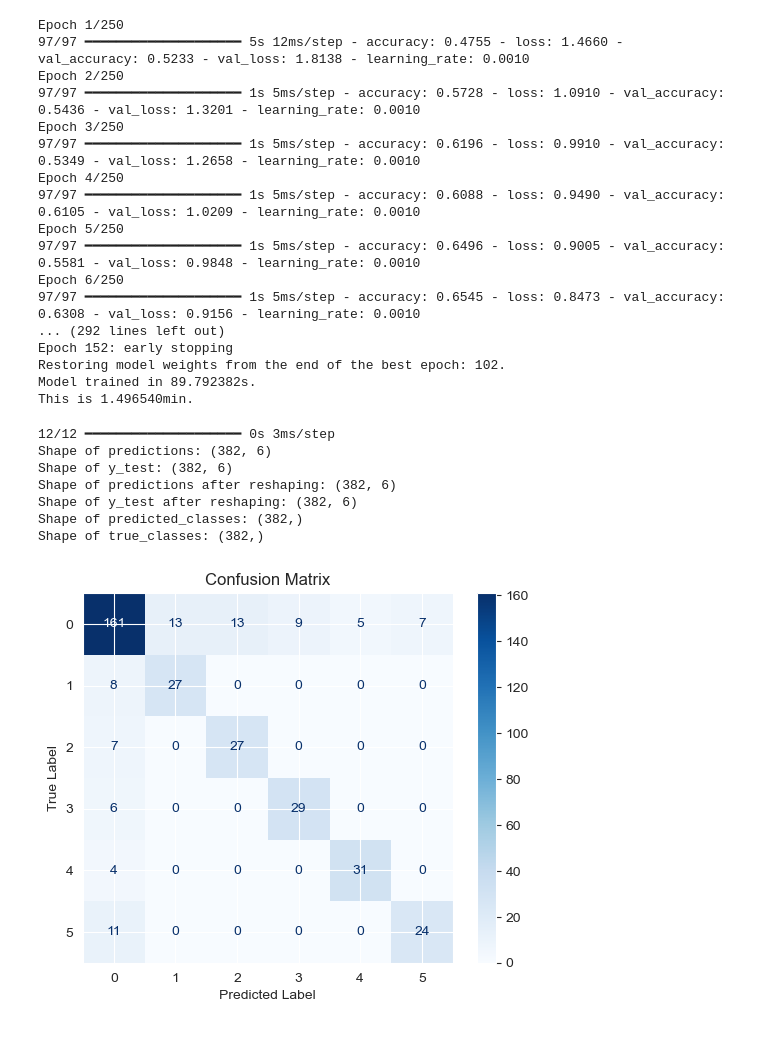
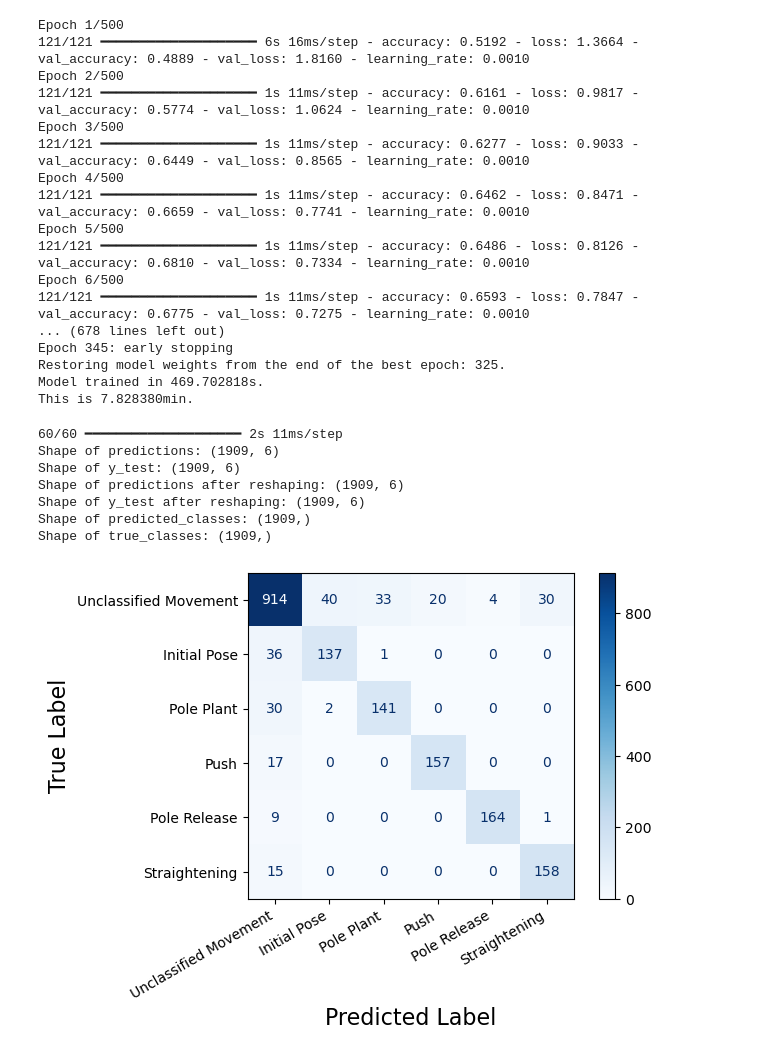
Before and after one commit to magictoene/BachelorThesis, a Jupyter notebook: neural_network_test.ipynb, the cells around one changed output. Saved outputs shown, nothing was run; the diff lists cells and outputs as text; code cells hidden in the pictures.

Commit message:
Neural Network Training with augmented dataset
Added normalized confusion matrix

adjusted plots

```diff
--- a/neural_network_test.ipynb
+++ b/neural_network_test.ipynb
@@ -335,36 +337,36 @@ now = datetime.datetime.now()
 from keras.src.callbacks import EarlyStopping, ReduceLROnPlateau
 
 
-es_callback = EarlyStopping(monitor='val_loss', mode='min', patience=50, verbose=1, restore_best_weights=True)
-reduce_lr = ReduceLROnPlateau(monitor='val_loss', factor=0.3, patience=15)
+es_callback = EarlyStopping(monitor='val_loss', mode='min', patience=20, verbose=1, restore_best_weights=True)
+reduce_lr = ReduceLROnPlateau(monitor='val_loss', factor=0.15, patience=15)
 # %%
 from torch.utils.benchmark import timer
 
 # fit the keras model on the dataset0
 startTime = timer()
-history = model.fit(X_train, y_train, epochs=250, callbacks=[es_callback, reduce_lr], validation_data=(X_val, y_val), batch_size=32, verbose=1)#, class_weight=class_weight_dict)
+history = model.fit(X_train, y_train, epochs=500, callbacks=[es_callback, reduce_lr], validation_data=(X_val, y_val), batch_size=128, verbose=1)#, class_weight=class_weight_dict)
 
 endTime = timer()
 print("Model trained in {:f}s.".format(endTime - startTime))
 print("This is {:f}min.".format((endTime - startTime)/60))
 # %% [output]
-Epoch 1/250
-97/97 ━━━━━━━━━━━━━━━━━━━━ 5s 12ms/step - accuracy: 0.4755 - loss: 1.4660 - val_accuracy: 0.5233 - val_loss: 1.8138 - learning_rate: 0.0010
-Epoch 2/250
-97/97 ━━━━━━━━━━━━━━━━━━━━ 1s 5ms/step - accuracy: 0.5728 - loss: 1.0910 - val_accuracy: 0.5436 - val_loss: 1.3201 - learning_rate: 0.0010
-Epoch 3/250
-97/97 ━━━━━━━━━━━━━━━━━━━━ 1s 5ms/step - accuracy: 0.6196 - loss: 0.9910 - val_accuracy: 0.5349 - val_loss: 1.2658 - learning_rate: 0.0010
-Epoch 4/250
-97/97 ━━━━━━━━━━━━━━━━━━━━ 1s 5ms/step - accuracy: 0.6088 - loss: 0.9490 - val_accuracy: 0.6105 - val_loss: 1.0209 - learning_rate: 0.0010
-Epoch 5/250
-97/97 ━━━━━━━━━━━━━━━━━━━━ 1s 5ms/step - accuracy: 0.6496 - loss: 0.9005 - val_accuracy: 0.5581 - val_loss: 0.9848 - learning_rate: 0.0010
-Epoch 6/250
-97/97 ━━━━━━━━━━━━━━━━━━━━ 1s 5ms/step - accuracy: 0.6545 - loss: 0.8473 - val_accuracy: 0.6308 - val_loss: 0.9156 - learning_rate: 0.0010
-... (292 lines left out)
-Epoch 152: early stopping
-Restoring model weights from the end of the best epoch: 102.
-Model trained in 89.792382s.
-This is 1.496540min.
+Epoch 1/500
+121/121 ━━━━━━━━━━━━━━━━━━━━ 6s 16ms/step - accuracy: 0.5192 - loss: 1.3664 - val_accuracy: 0.4889 - val_loss: 1.8160 - learning_rate: 0.0010
+Epoch 2/500
+121/121 ━━━━━━━━━━━━━━━━━━━━ 1s 11ms/step - accuracy: 0.6161 - loss: 0.9817 - val_accuracy: 0.5774 - val_loss: 1.0624 - learning_rate: 0.0010
+Epoch 3/500
+121/121 ━━━━━━━━━━━━━━━━━━━━ 1s 11ms/step - accuracy: 0.6277 - loss: 0.9033 - val_accuracy: 0.6449 - val_loss: 0.8565 - learning_rate: 0.0010
+Epoch 4/500
+121/121 ━━━━━━━━━━━━━━━━━━━━ 1s 11ms/step - accuracy: 0.6462 - loss: 0.8471 - val_accuracy: 0.6659 - val_loss: 0.7741 - learning_rate: 0.0010
+Epoch 5/500
+121/121 ━━━━━━━━━━━━━━━━━━━━ 1s 11ms/step - accuracy: 0.6486 - loss: 0.8126 - val_accuracy: 0.6810 - val_loss: 0.7334 - learning_rate: 0.0010
+Epoch 6/500
+121/121 ━━━━━━━━━━━━━━━━━━━━ 1s 11ms/step - accuracy: 0.6593 - loss: 0.7847 - val_accuracy: 0.6775 - val_loss: 0.7275 - learning_rate: 0.0010
+... (678 lines left out)
+Epoch 345: early stopping
+Restoring model weights from the end of the best epoch: 325.
+Model trained in 469.702818s.
+This is 7.828380min.
 # %%
 # Predict on the test data
 from sklearn.metrics import confusion_matrix, ConfusionMatrixDisplay
@@ -373,43 +375,57 @@ import matplotlib.pyplot as plt
 # Assuming X_test and y_test are already defined and preprocessed
 # Predict on the test data
 predictions = model.predict(X_test)
 
 # Print the shapes to debug
 print(f"Shape of predictions: {predictions.shape}")
 print(f"Shape of y_test: {y_test.shape}")
 
 # # Reshape the predictions and y_test to remove the extra dimension
 # predictions = predictions.reshape(predictions.shape[0], predictions.shape[2])
 # y_test = y_test.reshape(y_test.shape[0], y_test.shape[2])
 
 # Print the shapes to debugs
 print(f"Shape of predictions after reshaping: {predictions.shape}")
 print(f"Shape of y_test after reshaping: {y_test.shape}")
 
 # Convert predictions and true labels to class indices
 predicted_classes = np.argmax(predictions, axis=1)
 true_classes = np.argmax(y_test, axis=1)
 
 # Print the shapes to debug
 print(f"Shape of predicted_classes: {predicted_classes.shape}")
 print(f"Shape of true_classes: {true_classes.shape}")
 
 # Generate the confusion matrix
 cm = confusion_matrix(true_classes, predicted_classes)
 
+# Define your custom string labels
+labels = ['Unclassified Movement', 'Initial Pose', 'Pole Plant', 'Push', 'Pole Release', 'Straightening']
+
+# Display the confusion matrix with string labels
+disp = ConfusionMatrixDisplay(confusion_matrix=cm, display_labels=labels)
 # Display the confusion matrix
-disp = ConfusionMatrixDisplay(confusion_matrix=cm)
-disp.plot(cmap=plt.cm.Blues)
-plt.xlabel('Predicted Label')
-plt.ylabel('True Label')
-plt.title('Confusion Matrix')
+# disp = ConfusionMatrixDisplay(confusion_matrix=cm)
+ax = disp.plot(cmap=plt.cm.Blues)
+# Remove grid lines
+ax.ax_.grid(False)  # Turn off the grid lines
+
+# Rotate x-axis labels to prevent overlap
+plt.xticks(rotation=45)
+# Optionally, adjust font size
+plt.gcf().autofmt_xdate()  # Adjust layout to make room for diagonal labels
+plt.xlabel('Predicted Label', fontsize=16)
+plt.ylabel('True Label', fontsize=16)
+
+# Save the figure as an EPS file
+# plt.savefig('confusion_matrix.eps', format='eps', bbox_inches='tight')
 plt.show()
 # %% [output]
-12/12 ━━━━━━━━━━━━━━━━━━━━ 0s 3ms/step
-Shape of predictions: (382, 6)
-Shape of y_test: (382, 6)
-Shape of predictions after reshaping: (382, 6)
-Shape of y_test after reshaping: (382, 6)
-Shape of predicted_classes: (382,)
-Shape of true_classes: (382,)
+60/60 ━━━━━━━━━━━━━━━━━━━━ 2s 11ms/step
+Shape of predictions: (1909, 6)
+Shape of y_test: (1909, 6)
+Shape of predictions after reshaping: (1909, 6)
+Shape of y_test after reshaping: (1909, 6)
+Shape of predicted_classes: (1909,)
+Shape of true_classes: (1909,)
-[figure, old version]
+[figure, new version]
```
Also changed, not shown: parts of 8 cells of this notebook.
